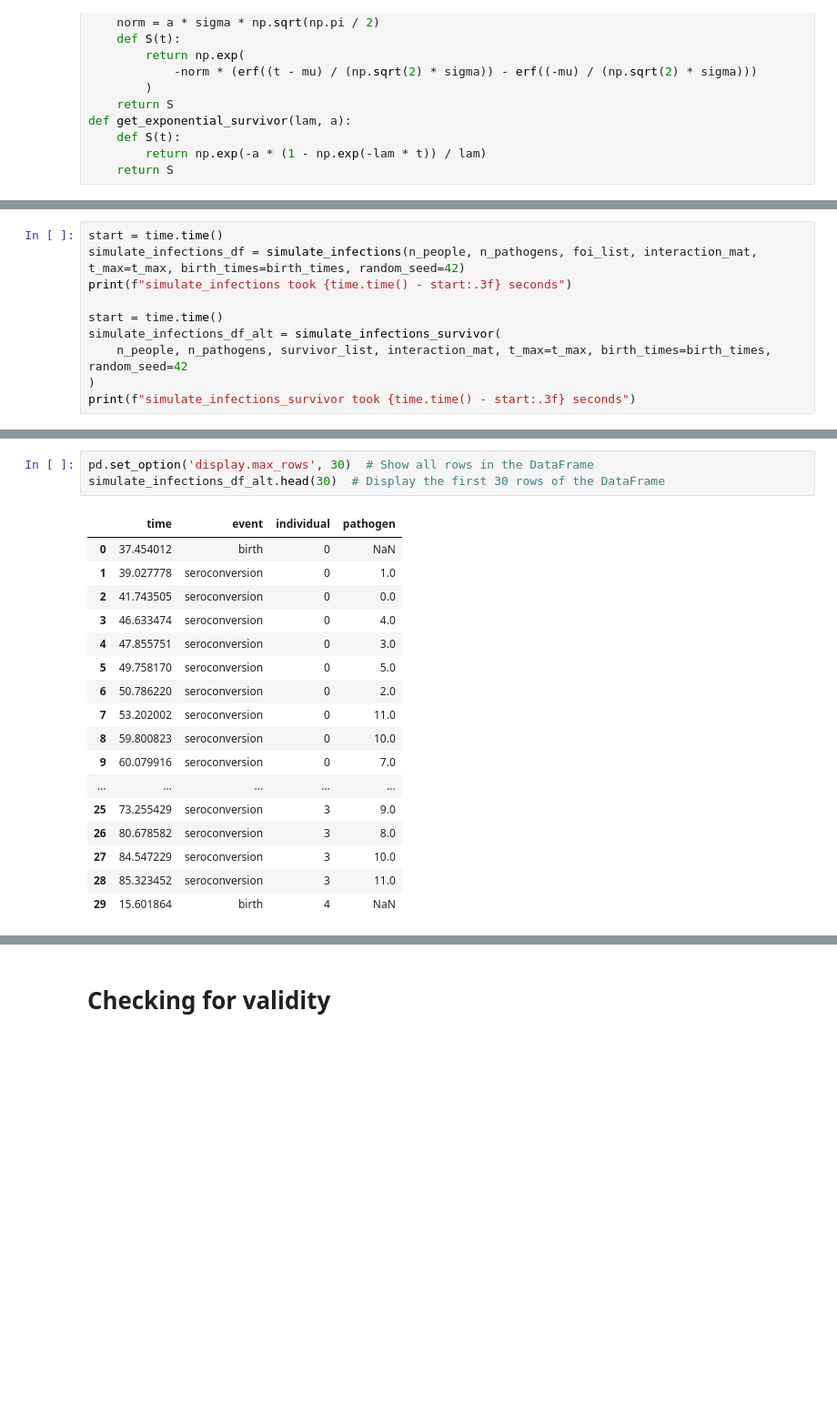
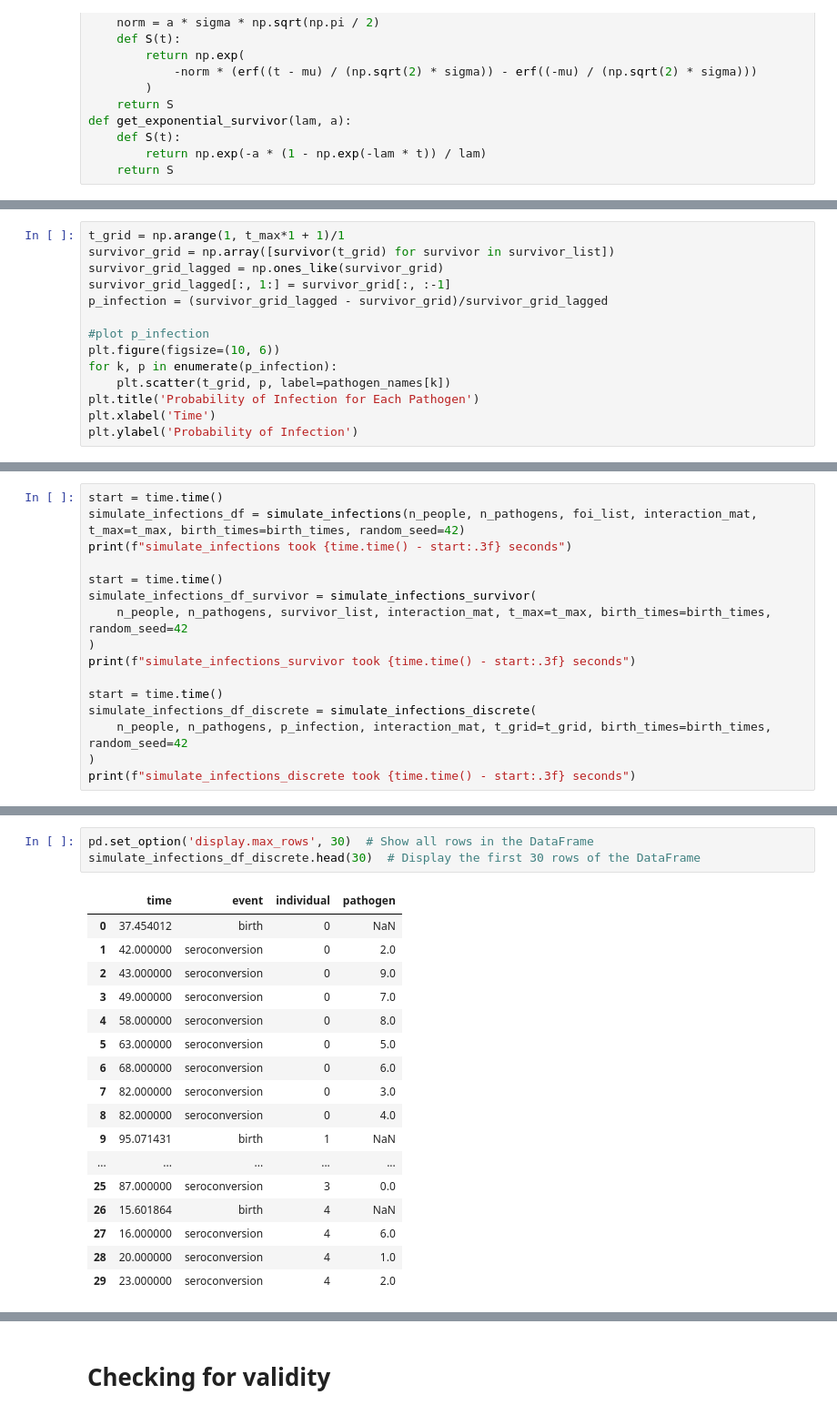
Before and after one commit to aleggs0/multipathogen-sero, a Jupyter notebook: notebooks/simulate.ipynb, the cells around one changed output, grey strips where cells are left out. Shown: that part at 91% size. Drawn from its saved outputs; the diff is of its cells as text; blank space fills up the shorter version.

```diff
--- a/notebooks/simulate.ipynb
+++ b/notebooks/simulate.ipynb
@@ -74,3 +73,17 @@ plt.xlabel('Time')
 Text(0.5, 0, 'Time')
 [figure]
 [figure]
+# %%
+t_grid = np.arange(1, t_max*1 + 1)/1
+survivor_grid = np.array([survivor(t_grid) for survivor in survivor_list])
+survivor_grid_lagged = np.ones_like(survivor_grid)
+survivor_grid_lagged[:, 1:] = survivor_grid[:, :-1]
+p_infection = (survivor_grid_lagged - survivor_grid)/survivor_grid_lagged
+
+#plot p_infection
+plt.figure(figsize=(10, 6))
+for k, p in enumerate(p_infection):
+    plt.scatter(t_grid, p, label=pathogen_names[k])
+plt.title('Probability of Infection for Each Pathogen')
+plt.xlabel('Time')
+plt.ylabel('Probability of Infection')
@@ -116,8 +133,14 @@ simulate_infections_df = simulate_infections(n_people, n_pathogens, foi_list, in
 print(f"simulate_infections took {time.time() - start:.3f} seconds")
 
 start = time.time()
-simulate_infections_df_alt = simulate_infections_survivor(
+simulate_infections_df_survivor = simulate_infections_survivor(
     n_people, n_pathogens, survivor_list, interaction_mat, t_max=t_max, birth_times=birth_times, random_seed=42
 )
 print(f"simulate_infections_survivor took {time.time() - start:.3f} seconds")
+
+start = time.time()
+simulate_infections_df_discrete = simulate_infections_discrete(
+    n_people, n_pathogens, p_infection, interaction_mat, t_grid=t_grid, birth_times=birth_times, random_seed=42
+)
+print(f"simulate_infections_discrete took {time.time() - start:.3f} seconds")
 # %% [output]
@@ -126,24 +150,24 @@ simulate_infections_survivor took 6.071 seconds
 # %%
 pd.set_option('display.max_rows', 30)  # Show all rows in the DataFrame
-simulate_infections_df_alt.head(30)  # Display the first 30 rows of the DataFrame
+simulate_infections_df_discrete.head(30)  # Display the first 30 rows of the DataFrame
 # %% [output]
 |  | time | event | individual | pathogen |
 | 0 | 37.454012 | birth | 0 | NaN |
-| 1 | 39.027778 | seroconversion | 0 | 1.0 |
-| 2 | 41.743505 | seroconversion | 0 | 0.0 |
-| 3 | 46.633474 | seroconversion | 0 | 4.0 |
-| 4 | 47.855751 | seroconversion | 0 | 3.0 |
-| 5 | 49.758170 | seroconversion | 0 | 5.0 |
-| 6 | 50.786220 | seroconversion | 0 | 2.0 |
-| 7 | 53.202002 | seroconversion | 0 | 11.0 |
-| 8 | 59.800823 | seroconversion | 0 | 10.0 |
-| 9 | 60.079916 | seroconversion | 0 | 7.0 |
+| 1 | 42.000000 | seroconversion | 0 | 2.0 |
+| 2 | 43.000000 | seroconversion | 0 | 9.0 |
+| 3 | 49.000000 | seroconversion | 0 | 7.0 |
+| 4 | 58.000000 | seroconversion | 0 | 8.0 |
+| 5 | 63.000000 | seroconversion | 0 | 5.0 |
+| 6 | 68.000000 | seroconversion | 0 | 6.0 |
+| 7 | 82.000000 | seroconversion | 0 | 3.0 |
+| 8 | 82.000000 | seroconversion | 0 | 4.0 |
+| 9 | 95.071431 | birth | 1 | NaN |
 | ... | ... | ... | ... | ... |
-| 25 | 73.255429 | seroconversion | 3 | 9.0 |
-| 26 | 80.678582 | seroconversion | 3 | 8.0 |
-| 27 | 84.547229 | seroconversion | 3 | 10.0 |
-| 28 | 85.323452 | seroconversion | 3 | 11.0 |
-| 29 | 15.601864 | birth | 4 | NaN |
+| 25 | 87.000000 | seroconversion | 3 | 0.0 |
+| 26 | 15.601864 | birth | 4 | NaN |
+| 27 | 16.000000 | seroconversion | 4 | 6.0 |
+| 28 | 20.000000 | seroconversion | 4 | 1.0 |
+| 29 | 23.000000 | seroconversion | 4 | 2.0 |
 # %%
 survey_df_long = simulation_to_survey_long(
     simulate_infections_df,
```
Also changed, not shown: parts of 30 cells of this notebook, 4 other files.
